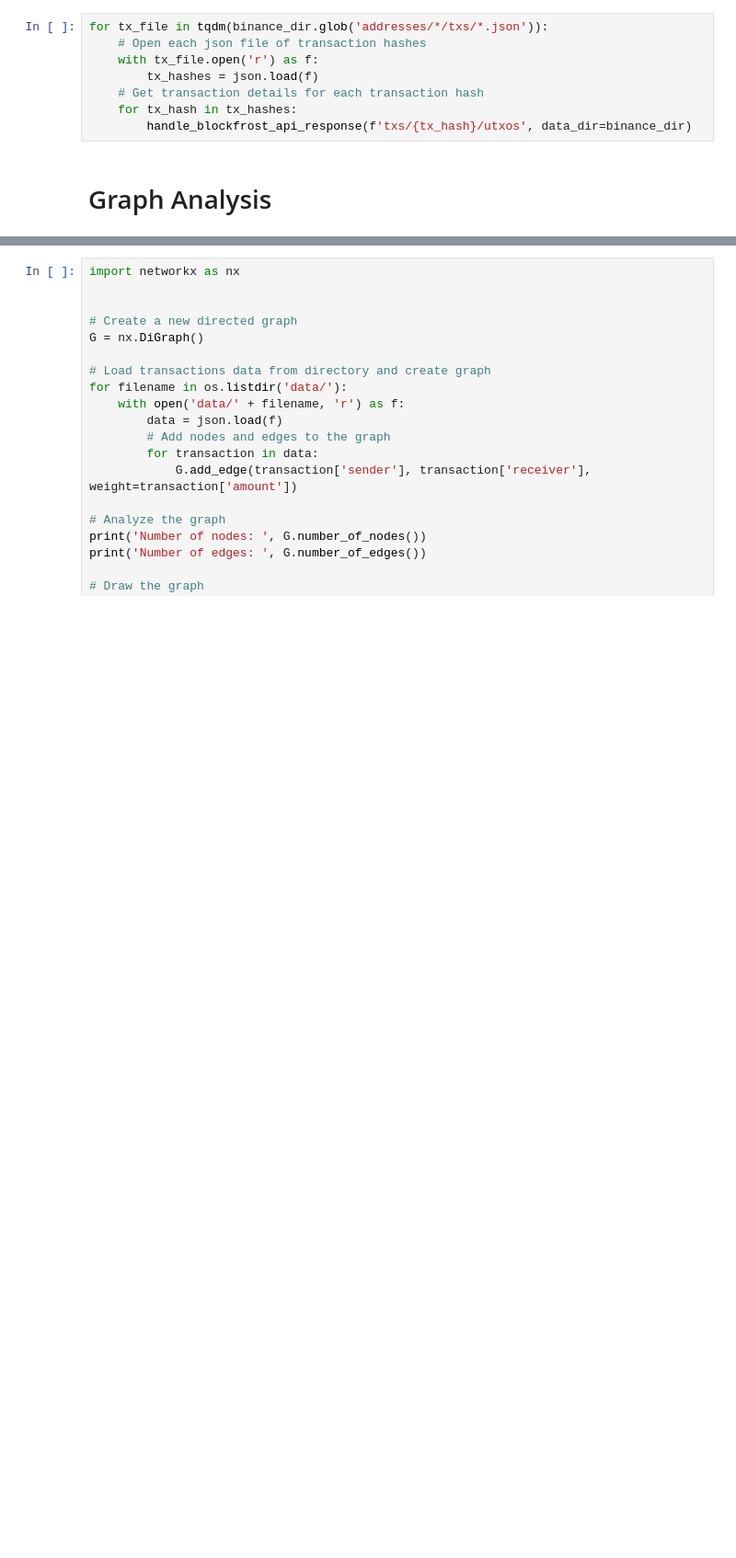
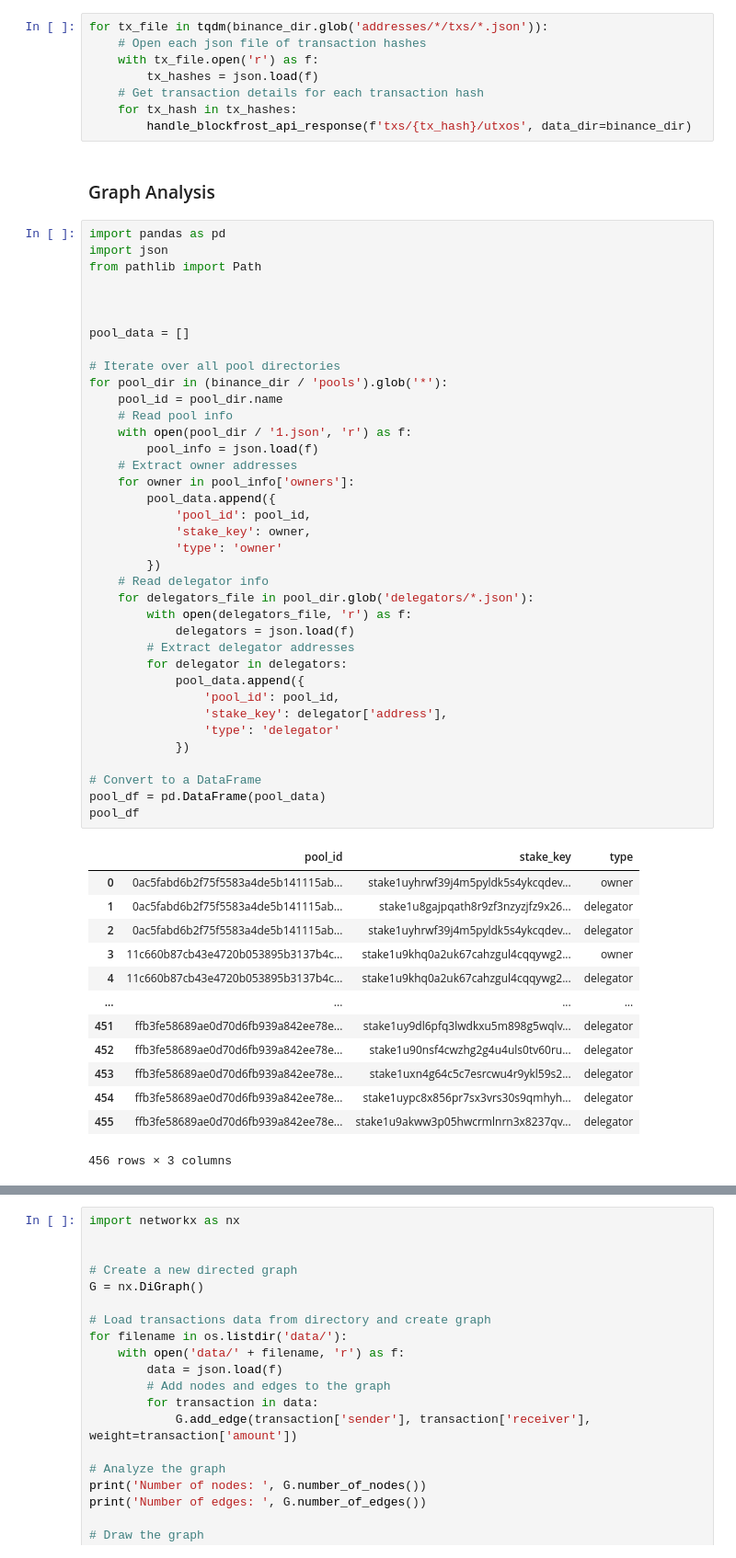
Before and after one commit to alvail/caa-cardano-exchanges, a Jupyter notebook: notebooks/ground_truth.ipynb, the cells around one changed output, grey strips where cells are left out. Shown at 92% size. Cells and saved outputs as stored; diff of their text form; blank space fills up the shorter version.

```diff
--- a/notebooks/ground_truth.ipynb
+++ b/notebooks/ground_truth.ipynb
@@ -157,4 +157,55 @@ for tx_file in tqdm(binance_dir.glob('addresses/*/txs/*.json')):
     for tx_hash in tx_hashes:
         handle_blockfrost_api_response(f'txs/{tx_hash}/utxos', data_dir=binance_dir)
 # %% [markdown]
-# Graph Analysis
+### Graph Analysis
+# %%
+import pandas as pd
+import json
+from pathlib import Path
+
+
+
+pool_data = []
+
+# Iterate over all pool directories
+for pool_dir in (binance_dir / 'pools').glob('*'):
+    pool_id = pool_dir.name
+    # Read pool info
+    with open(pool_dir / '1.json', 'r') as f:
+        pool_info = json.load(f)
+    # Extract owner addresses
+    for owner in pool_info['owners']:
+        pool_data.append({
+            'pool_id': pool_id,
+            'stake_key': owner,
+            'type': 'owner'
+        })
+    # Read delegator info
+    for delegators_file in pool_dir.glob('delegators/*.json'):
+        with open(delegators_file, 'r') as f:
+            delegators = json.load(f)
+        # Extract delegator addresses
+        for delegator in delegators:
+            pool_data.append({
+                'pool_id': pool_id,
+                'stake_key': delegator['address'],
+                'type': 'delegator'
+            })
+
+# Convert to a DataFrame
+pool_df = pd.DataFrame(pool_data)
+pool_df
+# %% [output]
+|  | pool_id | stake_key | type |
+| 0 | 0ac5fabd6b2f75f5583a4de5b141115ab... | stake1uyhrwf39j4m5pyldk5s4ykcqdev... | owner |
+| 1 | 0ac5fabd6b2f75f5583a4de5b141115ab... | stake1u8gajpqath8r9zf3nzyzjfz9x26... | delegator |
+| 2 | 0ac5fabd6b2f75f5583a4de5b141115ab... | stake1uyhrwf39j4m5pyldk5s4ykcqdev... | delegator |
+| 3 | 11c660b87cb43e4720b053895b3137b4c... | stake1u9khq0a2uk67cahzgul4cqqywg2... | owner |
+| 4 | 11c660b87cb43e4720b053895b3137b4c... | stake1u9khq0a2uk67cahzgul4cqqywg2... | delegator |
+| ... | ... | ... | ... |
+| 451 | ffb3fe58689ae0d70d6fb939a842ee78e... | stake1uy9dl6pfq3lwdkxu5m898g5wqlv... | delegator |
+| 452 | ffb3fe58689ae0d70d6fb939a842ee78e... | stake1u90nsf4cwzhg2g4u4uls0tv60ru... | delegator |
+| 453 | ffb3fe58689ae0d70d6fb939a842ee78e... | stake1uxn4g64c5c7esrcwu4r9ykl59s2... | delegator |
+| 454 | ffb3fe58689ae0d70d6fb939a842ee78e... | stake1uypc8x856pr7sx3vrs30s9qmhyh... | delegator |
+| 455 | ffb3fe58689ae0d70d6fb939a842ee78e... | stake1u9akww3p05hwcrmlnrn3x8237qv... | delegator |
+456 rows × 3 columns
```
Also changed, not shown: parts of 7 cells of this notebook.
